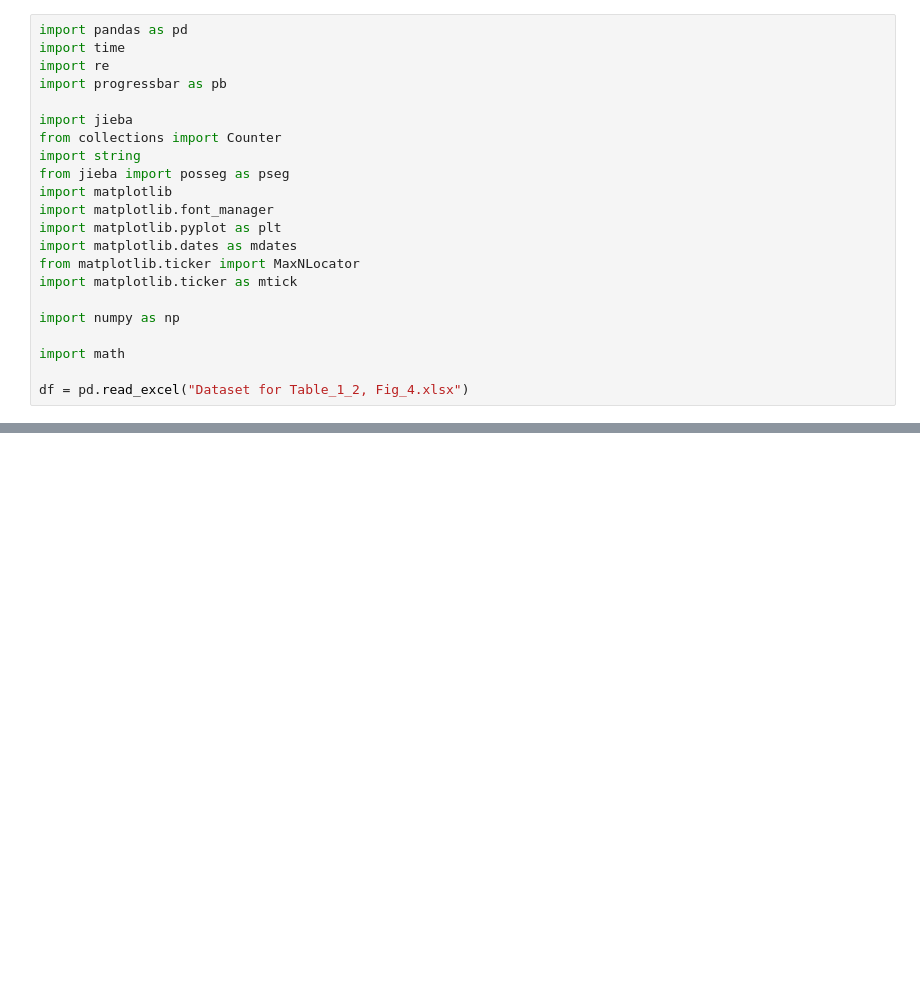
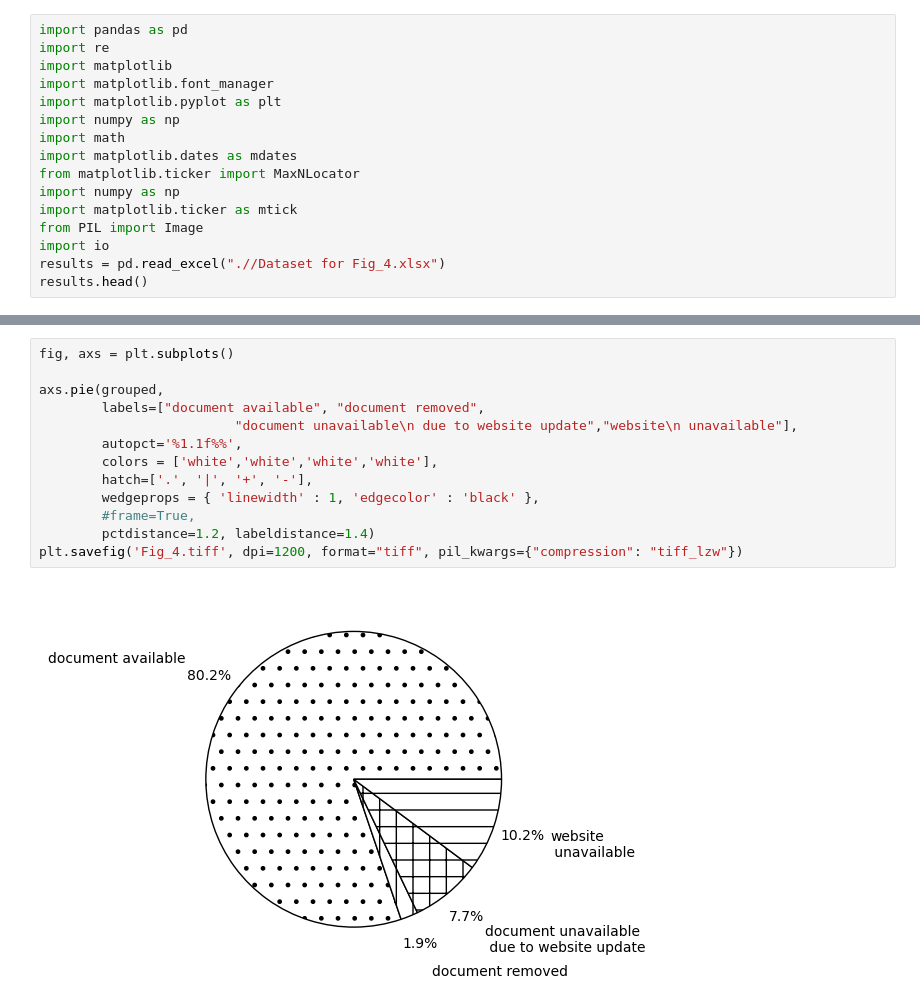
Before and after one commit to zongtihuoguoguan/Policy-Transparency-China-2024, a Jupyter notebook: Analysis/Fig_4.ipynb, the cells around one changed output, grey strips where cells are left out. Saved outputs shown, nothing was run; the diff lists cells and outputs as text; blank space fills up the shorter version.

```diff
--- a/Analysis/Fig_4.ipynb
+++ b/Analysis/Fig_4.ipynb
@@ -3,22 +1,16 @@
 # %%
 import pandas as pd
-import time
 import re
-import progressbar as pb
-
-import jieba
-from collections import Counter
-import string
-from jieba import posseg as pseg
 import matplotlib
 import matplotlib.font_manager
 import matplotlib.pyplot as plt
+import numpy as np
+import math
 import matplotlib.dates as mdates
 from matplotlib.ticker import MaxNLocator
+import numpy as np
 import matplotlib.ticker as mtick
-
-import numpy as np
-
-import math
-
-df = pd.read_excel("Dataset for Table_1_2, Fig_4.xlsx")
+from PIL import Image
+import io
+results = pd.read_excel(".//Dataset for Fig_4.xlsx")
+results.head()
@@ -104,0 +72,15 @@ plt.savefig('Fig_4.png', dpi=600)
+# %%
+fig, axs = plt.subplots()
+
+axs.pie(grouped,
+        labels=["document available", "document removed",
+                         "document unavailable\n due to website update","website\n unavailable"],
+        autopct='%1.1f%%',
+        colors = ['white','white','white','white'],
+        hatch=['.', '|', '+', '-'],
+        wedgeprops = { 'linewidth' : 1, 'edgecolor' : 'black' },
+        #frame=True,
+        pctdistance=1.2, labeldistance=1.4)
+plt.savefig('Fig_4.tiff', dpi=1200, format="tiff", pil_kwargs={"compression": "tiff_lzw"})
+# %% [output]
+[figure, added]
```
Also changed, not shown: parts of 7 cells of this notebook, 30 other files.
